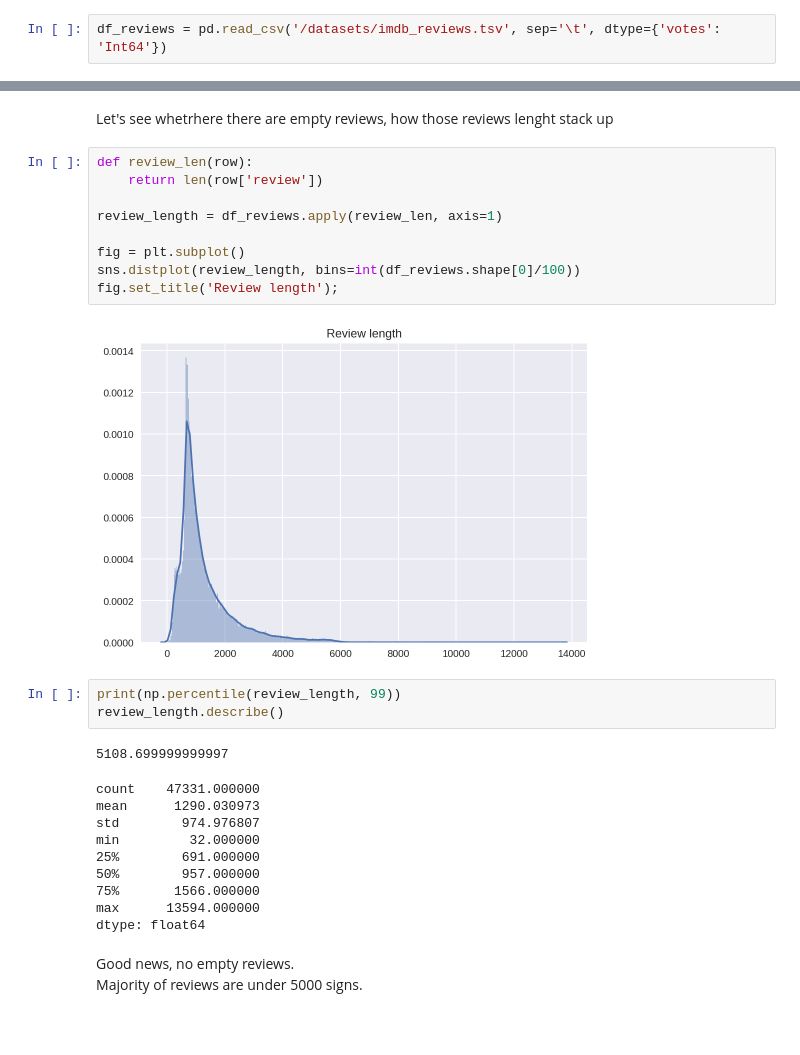
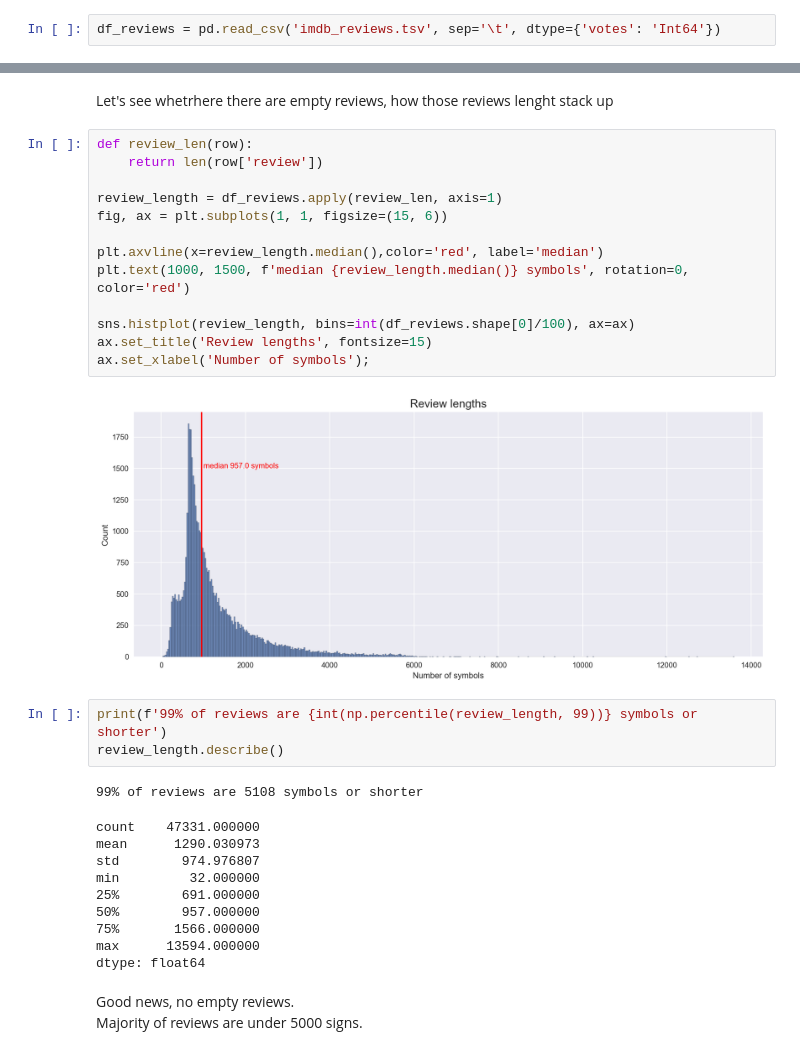
Before and after one commit to stainerAndrey/data-projects, a Jupyter notebook: reviews_classification/ml_for_texts.ipynb, the cells around one changed output, grey strips where cells are left out. Drawn from its saved outputs; the diff is of its cells as text; blank space fills up the shorter version.

```diff
--- a/reviews_classification/ml_for_texts.ipynb
+++ b/reviews_classification/ml_for_texts.ipynb
@@ -62,5 +36,5 @@ tqdm.pandas()
 # %%
-df_reviews = pd.read_csv('/datasets/imdb_reviews.tsv', sep='\t', dtype={'votes': 'Int64'})
+df_reviews = pd.read_csv('imdb_reviews.tsv', sep='\t', dtype={'votes': 'Int64'})
 # %%
 df_reviews.info()
 # %% [output]
@@ -93,19 +67,23 @@ Let's see whetrhere there are empty reviews, how those reviews lenght stack up
 # %%
 def review_len(row):
     return len(row['review'])
 
 review_length = df_reviews.apply(review_len, axis=1)
+fig, ax = plt.subplots(1, 1, figsize=(15, 6))
 
-fig = plt.subplot()
-sns.distplot(review_length, bins=int(df_reviews.shape[0]/100))
-fig.set_title('Review length');
+plt.axvline(x=review_length.median(),color='red', label='median')
+plt.text(1000, 1500, f'median {review_length.median()} symbols', rotation=0, color='red')
+
+sns.histplot(review_length, bins=int(df_reviews.shape[0]/100), ax=ax)
+ax.set_title('Review lengths', fontsize=15)
+ax.set_xlabel('Number of symbols');
 # %% [output]
-[figure, old version]
+[figure, new version]
 # %%
-print(np.percentile(review_length, 99))
+print(f'99% of reviews are {int(np.percentile(review_length, 99))} symbols or shorter')
 review_length.describe()
 # %% [output]
-5108.699999999997
+99% of reviews are 5108 symbols or shorter
 count    47331.000000
 mean      1290.030973
 std        974.976807
```
Also changed, not shown: parts of 20 cells of this notebook, 1 other file.
